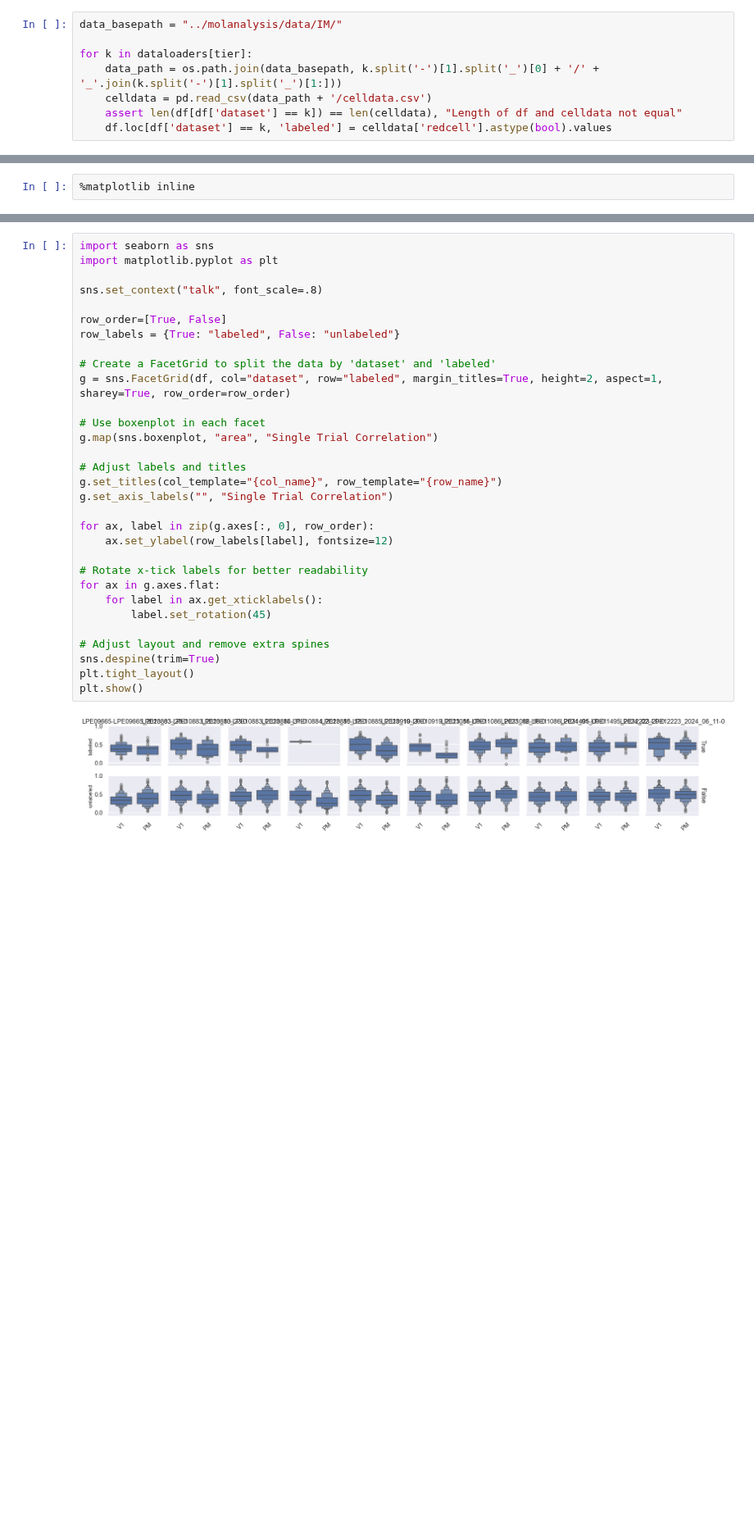
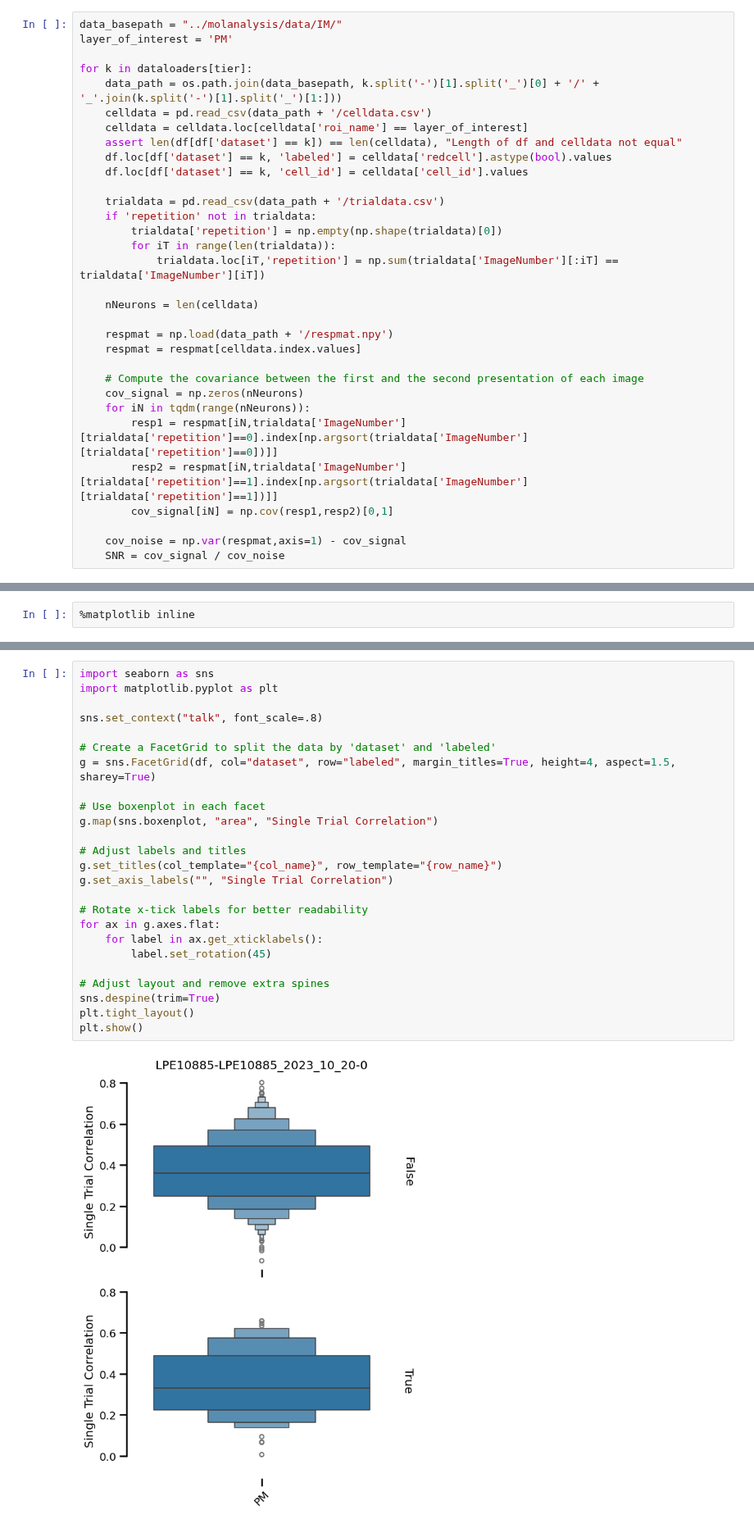
Before and after one commit to ananaphasia/adrian_sensorium, a Jupyter notebook: notebooks/submission_m4/03_evaluate_and_submit.ipynb, the cells around one changed output, grey strips where cells are left out. Shown at 82% size. Drawn from its saved outputs; the diff is of its cells as text; blank space fills up the shorter version.

```diff
--- a/notebooks/submission_m4/03_evaluate_and_submit.ipynb
+++ b/notebooks/submission_m4/03_evaluate_and_submit.ipynb
@@ -136,9 +133,33 @@ for k in dataloaders[tier]:
     df.loc[df['dataset'] == k, 'area'] = dataloaders[tier][k].dataset.neurons.area
 # %%
 data_basepath = "../molanalysis/data/IM/"
+layer_of_interest = 'PM'
 
 for k in dataloaders[tier]:
     data_path = os.path.join(data_basepath, k.split('-')[1].split('_')[0] + '/' + '_'.join(k.split('-')[1].split('_')[1:]))
     celldata = pd.read_csv(data_path + '/celldata.csv')
+    celldata = celldata.loc[celldata['roi_name'] == layer_of_interest]
     assert len(df[df['dataset'] == k]) == len(celldata), "Length of df and celldata not equal"
     df.loc[df['dataset'] == k, 'labeled'] = celldata['redcell'].astype(bool).values
+    df.loc[df['dataset'] == k, 'cell_id'] = celldata['cell_id'].values
+
+    trialdata = pd.read_csv(data_path + '/trialdata.csv')
+    if 'repetition' not in trialdata:
+        trialdata['repetition'] = np.empty(np.shape(trialdata)[0])
+        for iT in range(len(trialdata)):
+            trialdata.loc[iT,'repetition'] = np.sum(trialdata['ImageNumber'][:iT] == trialdata['ImageNumber'][iT])
+
+    nNeurons = len(celldata)
+
+    respmat = np.load(data_path + '/respmat.npy')
+    respmat = respmat[celldata.index.values]
+
+    # Compute the covariance between the first and the second presentation of each image
+    cov_signal = np.zeros(nNeurons)
+    for iN in tqdm(range(nNeurons)):
+        resp1 = respmat[iN,trialdata['ImageNumber'][trialdata['repetition']==0].index[np.argsort(trialdata['ImageNumber'][trialdata['repetition']==0])]]
+        resp2 = respmat[iN,trialdata['ImageNumber'][trialdata['repetition']==1].index[np.argsort(trialdata['ImageNumber'][trialdata['repetition']==1])]]
+        cov_signal[iN] = np.cov(resp1,resp2)[0,1]
+
+    cov_noise = np.var(respmat,axis=1) - cov_signal
+    SNR = cov_signal / cov_noise
@@ -211,36 +255,30 @@ array(['V1', 'PM'], dtype=object)
 # %%
 import seaborn as sns
 import matplotlib.pyplot as plt
 
 sns.set_context("talk", font_scale=.8)
 
-row_order=[True, False]
-row_labels = {True: "labeled", False: "unlabeled"}
-
 # Create a FacetGrid to split the data by 'dataset' and 'labeled'
-g = sns.FacetGrid(df, col="dataset", row="labeled", margin_titles=True, height=2, aspect=1, sharey=True, row_order=row_order)
+g = sns.FacetGrid(df, col="dataset", row="labeled", margin_titles=True, height=4, aspect=1.5, sharey=True)
 
 # Use boxenplot in each facet
 g.map(sns.boxenplot, "area", "Single Trial Correlation")
 
 # Adjust labels and titles
 g.set_titles(col_template="{col_name}", row_template="{row_name}")
 g.set_axis_labels("", "Single Trial Correlation")
-
-for ax, label in zip(g.axes[:, 0], row_order):
-    ax.set_ylabel(row_labels[label], fontsize=12)
 
 # Rotate x-tick labels for better readability
 for ax in g.axes.flat:
     for label in ax.get_xticklabels():
         label.set_rotation(45)
 
 # Adjust layout and remove extra spines
 sns.despine(trim=True)
 plt.tight_layout()
 plt.show()
 # %% [output]
-[figure, old version]
+[figure, new version]
 # %%
 sns.set_context("talk", font_scale=.8)
 fig = plt.figure(figsize=(15, 8))
```
Also changed, not shown: parts of 27 cells of this notebook, 4 other files.
